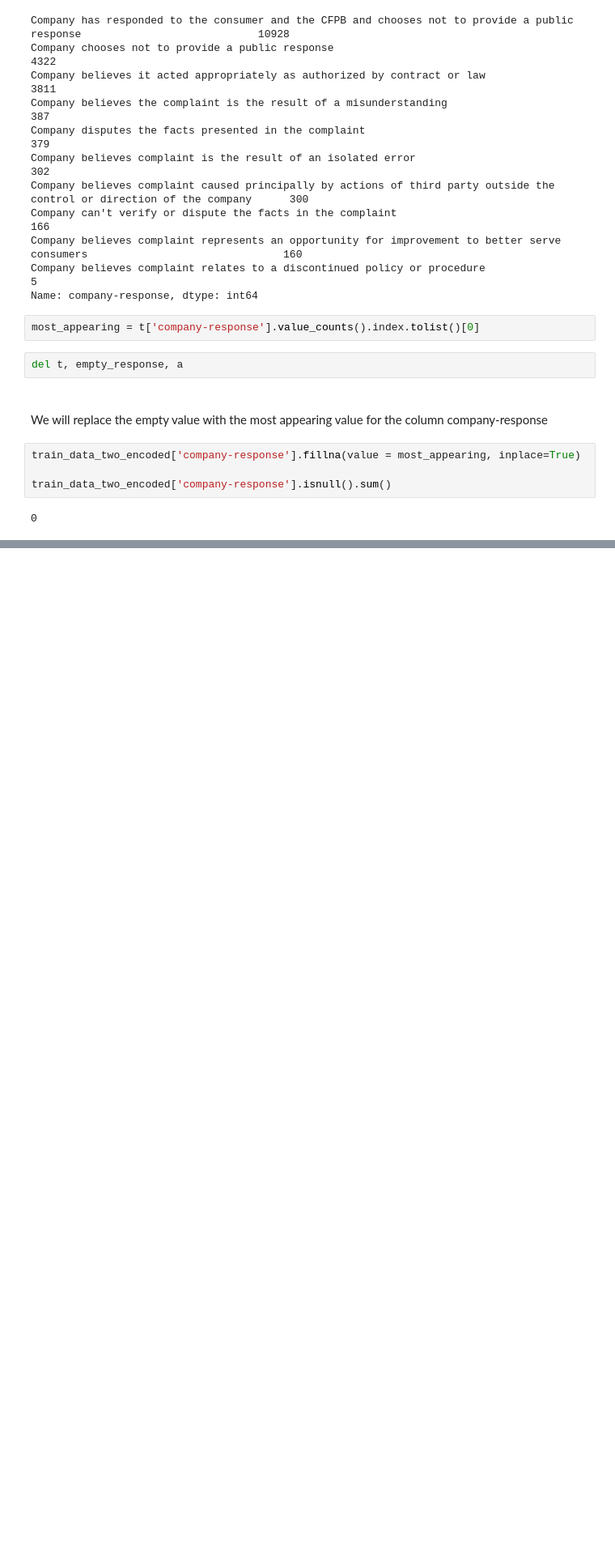
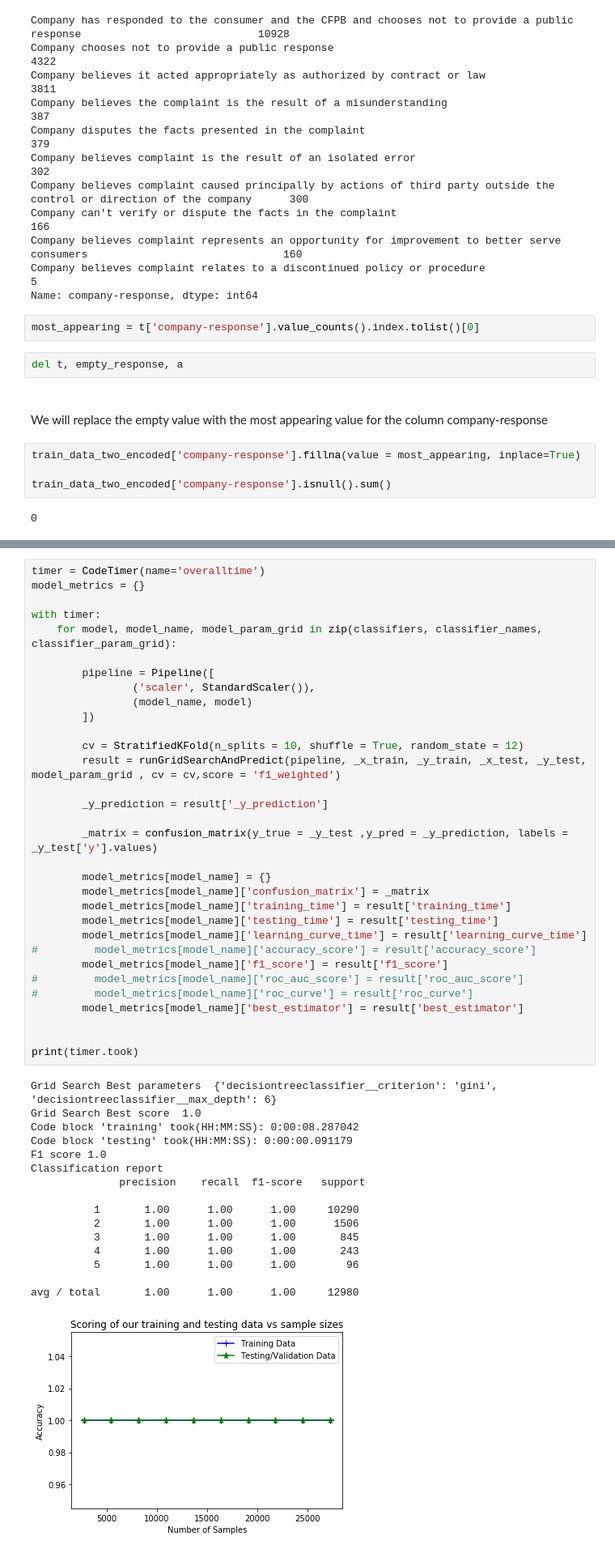
Before and after one commit to in-tandem/real_world_use_cases_1, a Jupyter notebook: supervised/classification/hacker_earth/society_generale/complaint_tracker/complaint_tracker_first_go.ipynb, the cells around one changed output, grey strips where cells are left out. Shown at 81% size. Cells and saved outputs as stored; diff of their text form; blank space fills up the shorter version.

```diff
--- a/supervised/classification/hacker_earth/society_generale/complaint_tracker/complaint_tracker_first_go.ipynb
+++ b/supervised/classification/hacker_earth/society_generale/complaint_tracker/complaint_tracker_first_go.ipynb
@@ -528,0 +1079,49 @@ train_data_two_encoded['company-response'].isnull().sum()
+# %%
+timer = CodeTimer(name='overalltime')
+model_metrics = {}
+
+with timer:
+    for model, model_name, model_param_grid in zip(classifiers, classifier_names, classifier_param_grid):
+
+        pipeline = Pipeline([
+                ('scaler', StandardScaler()),
+                (model_name, model)
+        ])
+
+        cv = StratifiedKFold(n_splits = 10, shuffle = True, random_state = 12)
+        result = runGridSearchAndPredict(pipeline, _x_train, _y_train, _x_test, _y_test, model_param_grid , cv = cv,score = 'f1_weighted')
+
+        _y_prediction = result['_y_prediction']
+
+        _matrix = confusion_matrix(y_true = _y_test ,y_pred = _y_prediction, labels = _y_test['y'].values)
+
+        model_metrics[model_name] = {}
+        model_metrics[model_name]['confusion_matrix'] = _matrix
+        model_metrics[model_name]['training_time'] = result['training_time']
+        model_metrics[model_name]['testing_time'] = result['testing_time']
+        model_metrics[model_name]['learning_curve_time'] = result['learning_curve_time']
+#         model_metrics[model_name]['accuracy_score'] = result['accuracy_score']
+        model_metrics[model_name]['f1_score'] = result['f1_score']
+#         model_metrics[model_name]['roc_auc_score'] = result['roc_auc_score']
+#         model_metrics[model_name]['roc_curve'] = result['roc_curve']
+        model_metrics[model_name]['best_estimator'] = result['best_estimator']
+
+
+print(timer.took)
+# %% [output]
+Grid Search Best parameters  {'decisiontreeclassifier__criterion': 'gini', 'decisiontreeclassifier__max_depth': 6}
+Grid Search Best score  1.0
+Code block 'training' took(HH:MM:SS): 0:00:08.287042
+Code block 'testing' took(HH:MM:SS): 0:00:00.091179
+F1 score 1.0
+Classification report
+              precision    recall  f1-score   support
+
+          1       1.00      1.00      1.00     10290
+          2       1.00      1.00      1.00      1506
+          3       1.00      1.00      1.00       845
+          4       1.00      1.00      1.00       243
+          5       1.00      1.00      1.00        96
+
+avg / total       1.00      1.00      1.00     12980
+[figure, added]
```
Also changed, not shown: parts of 70 cells of this notebook, 2 other files.
